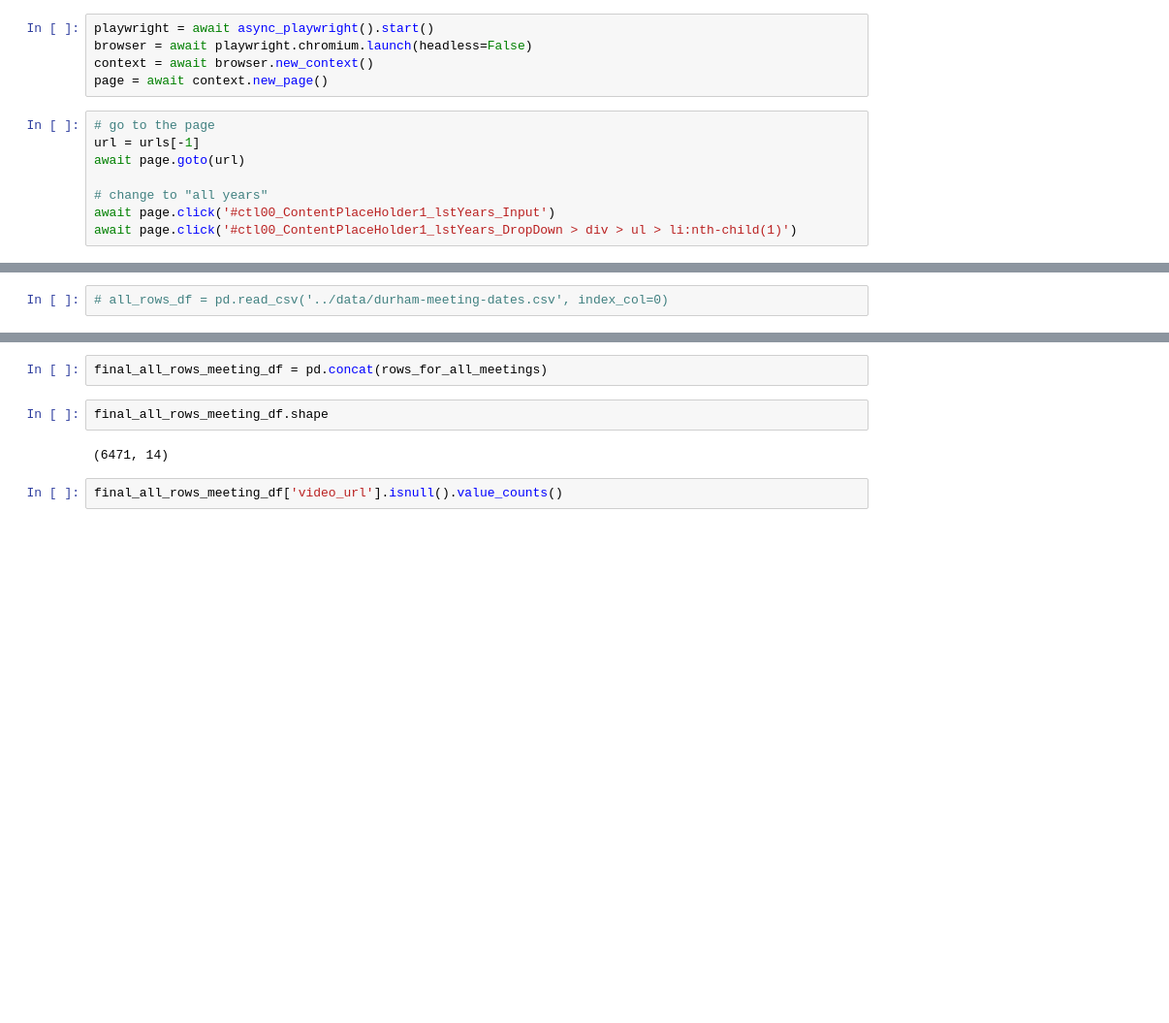
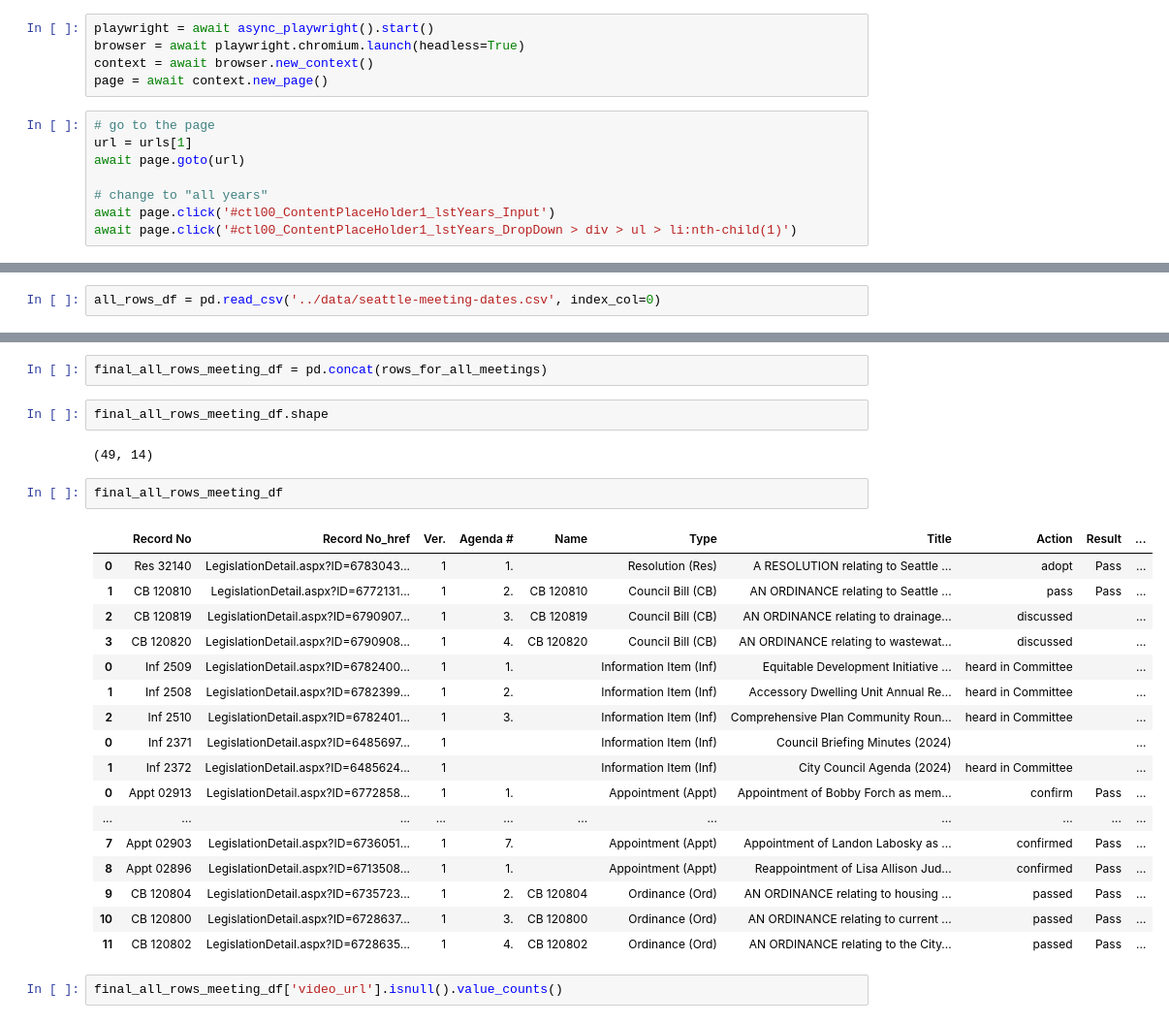
Before and after one commit to alex2awesome/explainable-controllable-newsworthiness, a Jupyter notebook: notebooks/2024-05-14__scrape-city-council-meetings.ipynb, the cells around one changed output, grey strips where cells are left out. Shown at 97% size. Cells and saved outputs as stored; diff of their text form; blank space fills up the shorter version.

```diff
--- a/notebooks/2024-05-14__scrape-city-council-meetings.ipynb
+++ b/notebooks/2024-05-14__scrape-city-council-meetings.ipynb
@@ -147,12 +147,12 @@ urls = [
 ]
 # %%
 playwright = await async_playwright().start()
-browser = await playwright.chromium.launch(headless=False)
+browser = await playwright.chromium.launch(headless=True)
 context = await browser.new_context()
 page = await context.new_page()
 # %%
 # go to the page
-url = urls[-1]
+url = urls[1]
 await page.goto(url)
 
 # change to "all years"
@@ -259,4 +260,4 @@ all_rows_df.to_csv('../data/durham-meeting-dates.csv')
 # %%
-# all_rows_df = pd.read_csv('../data/durham-meeting-dates.csv', index_col=0)
+all_rows_df = pd.read_csv('../data/seattle-meeting-dates.csv', index_col=0)
 # %%
 all_rows_df = all_rows_df.loc[lambda df: ~df['Name'].str.contains('(inactive)')] #.loc[lambda df: df['Name'] == 'City Council'].head(3)
@@ -350,7 +343,27 @@ final_all_rows_meeting_df = pd.concat(rows_for_all_meetings)
 # %%
 final_all_rows_meeting_df.shape
 # %% [output]
-(6471, 14)
+(49, 14)
+# %%
+final_all_rows_meeting_df
+# %% [output]
+|  | Record No | Record No_href | Ver. | Agenda # | Name | Type | Title | Action | Result | ... |
+| 0 | Res 32140 | LegislationDetail.aspx?ID=6783043... | 1 | 1. |  | Resolution (Res) | A RESOLUTION relating to Seattle ... | adopt | Pass | ... |
+| 1 | CB 120810 | LegislationDetail.aspx?ID=6772131... | 1 | 2. | CB 120810 | Council Bill (CB) | AN ORDINANCE relating to Seattle ... | pass | Pass | ... |
+| 2 | CB 120819 | LegislationDetail.aspx?ID=6790907... | 1 | 3. | CB 120819 | Council Bill (CB) | AN ORDINANCE relating to drainage... | discussed |  | ... |
+| 3 | CB 120820 | LegislationDetail.aspx?ID=6790908... | 1 | 4. | CB 120820 | Council Bill (CB) | AN ORDINANCE relating to wastewat... | discussed |  | ... |
+| 0 | Inf 2509 | LegislationDetail.aspx?ID=6782400... | 1 | 1. |  | Information Item (Inf) | Equitable Development Initiative ... | heard in Committee |  | ... |
+| 1 | Inf 2508 | LegislationDetail.aspx?ID=6782399... | 1 | 2. |  | Information Item (Inf) | Accessory Dwelling Unit Annual Re... | heard in Committee |  | ... |
+| 2 | Inf 2510 | LegislationDetail.aspx?ID=6782401... | 1 | 3. |  | Information Item (Inf) | Comprehensive Plan Community Roun... | heard in Committee |  | ... |
+| 0 | Inf 2371 | LegislationDetail.aspx?ID=6485697... | 1 |  |  | Information Item (Inf) | Council Briefing Minutes (2024) |  |  | ... |
+| 1 | Inf 2372 | LegislationDetail.aspx?ID=6485624... | 1 |  |  | Information Item (Inf) | City Council Agenda (2024) | heard in Committee |  | ... |
+| 0 | Appt 02913 | LegislationDetail.aspx?ID=6772858... | 1 | 1. |  | Appointment (Appt) | Appointment of Bobby Forch as mem... | confirm | Pass | ... |
+| ... | ... | ... | ... | ... | ... | ... | ... | ... | ... | ... |
+| 7 | Appt 02903 | LegislationDetail.aspx?ID=6736051... | 1 | 7. |  | Appointment (Appt) | Appointment of Landon Labosky as ... | confirmed | Pass | ... |
+| 8 | Appt 02896 | LegislationDetail.aspx?ID=6713508... | 1 | 1. |  | Appointment (Appt) | Reappointment of Lisa Allison Jud... | confirmed | Pass | ... |
+| 9 | CB 120804 | LegislationDetail.aspx?ID=6735723... | 1 | 2. | CB 120804 | Ordinance (Ord) | AN ORDINANCE relating to housing ... | passed | Pass | ... |
+| 10 | CB 120800 | LegislationDetail.aspx?ID=6728637... | 1 | 3. | CB 120800 | Ordinance (Ord) | AN ORDINANCE relating to current ... | passed | Pass | ... |
+| 11 | CB 120802 | LegislationDetail.aspx?ID=6728635... | 1 | 4. | CB 120802 | Ordinance (Ord) | AN ORDINANCE relating to the City... | passed | Pass | ... |
 # %%
 final_all_rows_meeting_df['video_url'].isnull().value_counts()
 # %% [output]
```
Also changed, not shown: parts of 9 cells of this notebook, 20 other files.
